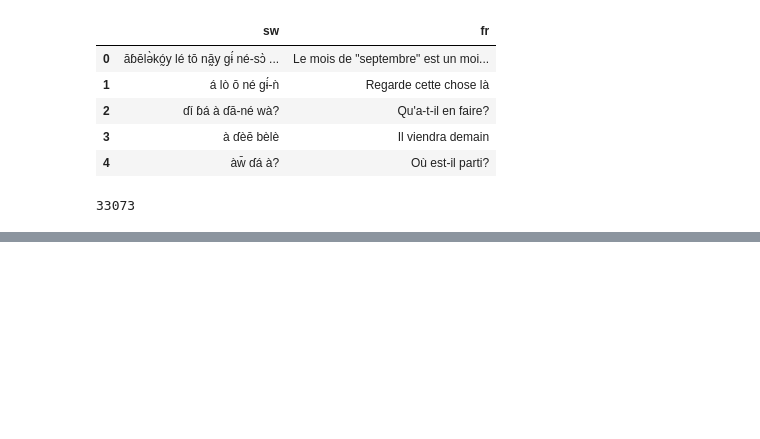
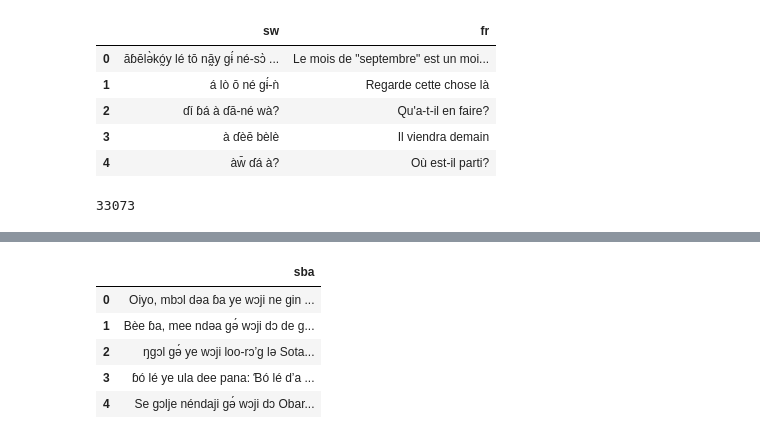
Before and after one commit to Toadoum/Ngambay-French-Neural-Machine-Translation-sba_fr_v1-, a Jupyter notebook: Dataset/sba_fr_dataset_JSON.ipynb, the cells around one changed output, grey strips where cells are left out. Saved outputs shown, nothing was run; the diff lists cells and outputs as text; code cells hidden in the pictures; blank space fills up the shorter version.

```diff
--- a/Dataset/sba_fr_dataset_JSON.ipynb
+++ b/Dataset/sba_fr_dataset_JSON.ipynb
@@ -88,0 +97,10 @@ df.head()
+# %%
+df4=pd.read_csv('/home/jupyter/Ngambay-French-Neural-Machine-Translation-sba_fr_v1-/Dataset/sba_fr_CSV/sba.csv')
+df4.head()
+# %% [output]
+|  | sba |
+| 0 | Oiyo, mbɔl dəa ɓa ye wɔji ne gin ... |
+| 1 | Bèe ɓa, mee ndəa gə́ wɔji dɔ de g... |
+| 2 | ŋgɔl gə́ ye wɔji loo-rɔ’g lə Sota... |
+| 3 | ɓó lé ye ula dee pana: Ɓó lé d’a ... |
+| 4 | Se gɔlje néndaji gə́ wɔji dɔ Obar... |
```
Also changed, not shown: parts of 21 cells of this notebook, 15 other files.
